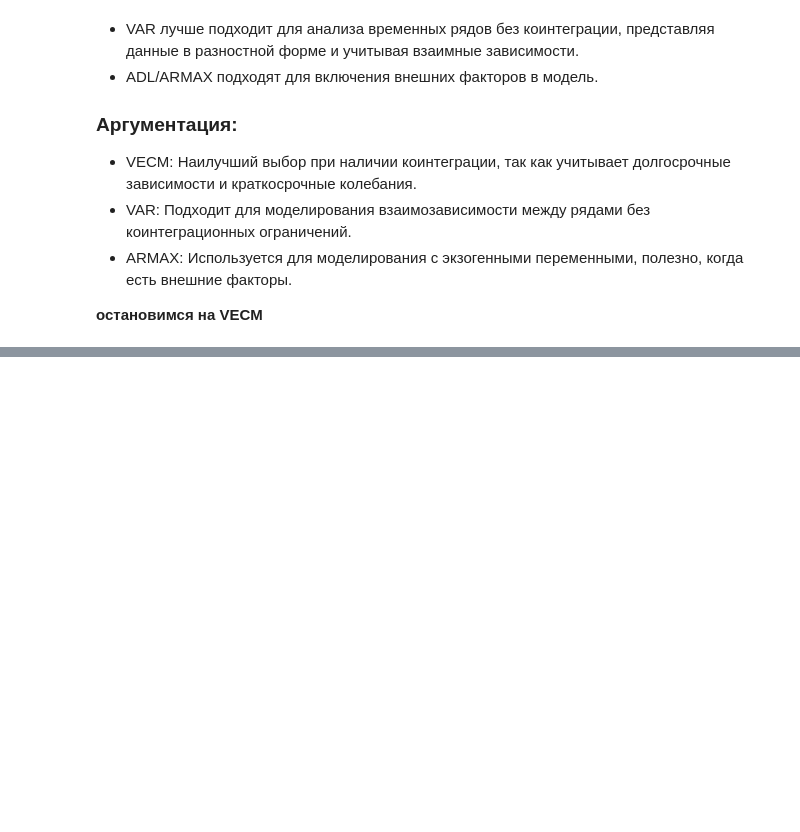
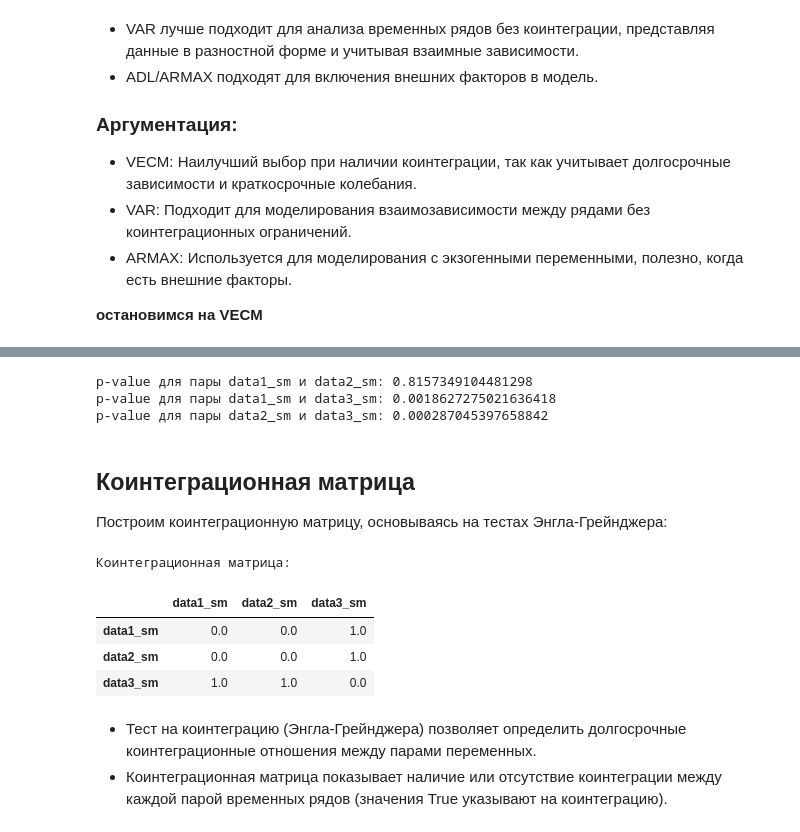
Before and after one commit to ErmakovSemen/CP2, a Jupyter notebook: main.ipynb, the cells around one changed output, grey strips where cells are left out. Cells and saved outputs as stored; diff of their text form; code cells hidden in the pictures; blank space fills up the shorter version.

```diff
--- a/main.ipynb
+++ b/main.ipynb
@@ -283,0 +314,44 @@ print(f"Коинтеграция обнаружена: {is_cointegrated}")
+# %%
+from statsmodels.tsa.stattools import coint
+
+# Функция для проведения теста Энгла-Грейнджера
+def engle_granger_test(series1, series2):
+    score, p_value, _ = coint(series1, series2)
+    return p_value
+
+# Проверим наличие коинтеграции между парами
+p_value_12 = engle_granger_test(df['data1_sm'], df['data2_sm'])
+p_value_13 = engle_granger_test(df['data1_sm'], df['data3_sm'])
+p_value_23 = engle_granger_test(df['data2_sm'], df['data3_sm'])
+
+print(f"p-value для пары data1_sm и data2_sm: {p_value_12}")
+print(f"p-value для пары data1_sm и data3_sm: {p_value_13}")
+print(f"p-value для пары data2_sm и data3_sm: {p_value_23}")
+# %% [output]
+p-value для пары data1_sm и data2_sm: 0.8157349104481298
+p-value для пары data1_sm и data3_sm: 0.0018627275021636418
+p-value для пары data2_sm и data3_sm: 0.000287045397658842
+# %% [markdown]
+## Коинтеграционная матрица
+
+Построим коинтеграционную матрицу, основываясь на тестах Энгла-Грейнджера:
+# %%
+coint_matrix = np.zeros((3, 3))
+
+coint_matrix[0, 1] = coint_matrix[1, 0] = p_value_12 < 0.05
+coint_matrix[0, 2] = coint_matrix[2, 0] = p_value_13 < 0.05
+coint_matrix[1, 2] = coint_matrix[2, 1] = p_value_23 < 0.05
+
+coint_df = pd.DataFrame(coint_matrix, index=df.columns, columns=df.columns)
+
+print("Коинтеграционная матрица:")
+coint_df
+# %% [output]
+Коинтеграционная матрица:
+|  | data1_sm | data2_sm | data3_sm |
+| data1_sm | 0.0 | 0.0 | 1.0 |
+| data2_sm | 0.0 | 0.0 | 1.0 |
+| data3_sm | 1.0 | 1.0 | 0.0 |
+# %% [markdown]
+- Тест на коинтеграцию (Энгла-Грейнджера) позволяет определить долгосрочные коинтеграционные отношения между парами переменных.
+- Коинтеграционная матрица показывает наличие или отсутствие коинтеграции между каждой парой временных рядов (значения True указывают на коинтеграцию).
```
Also changed, not shown: parts of 6 cells of this notebook.
